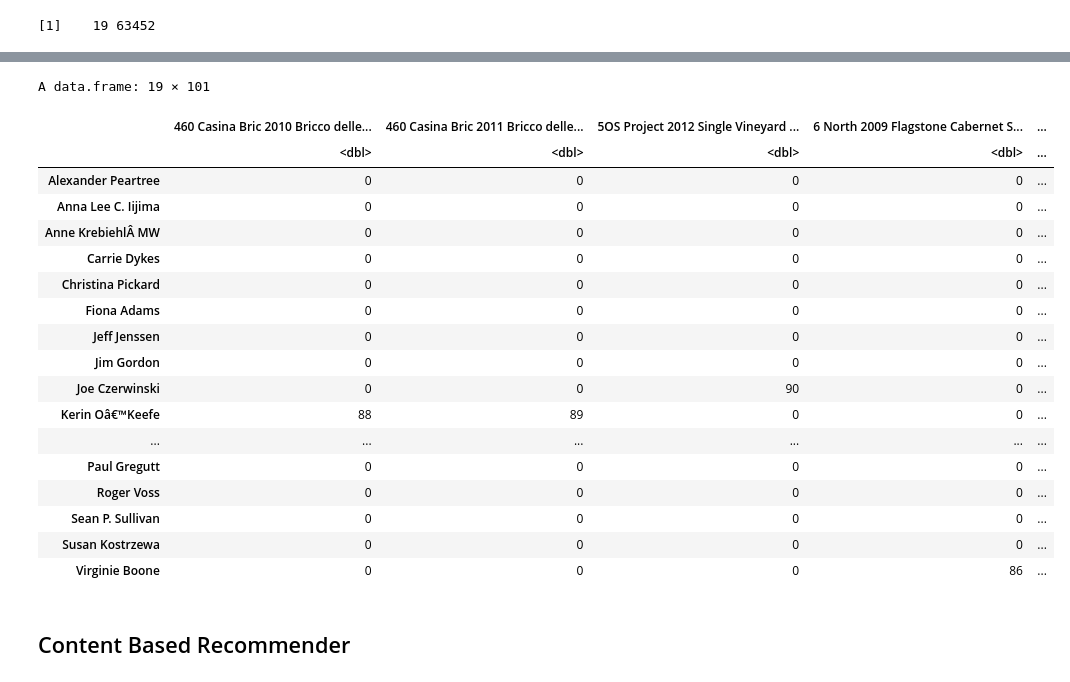
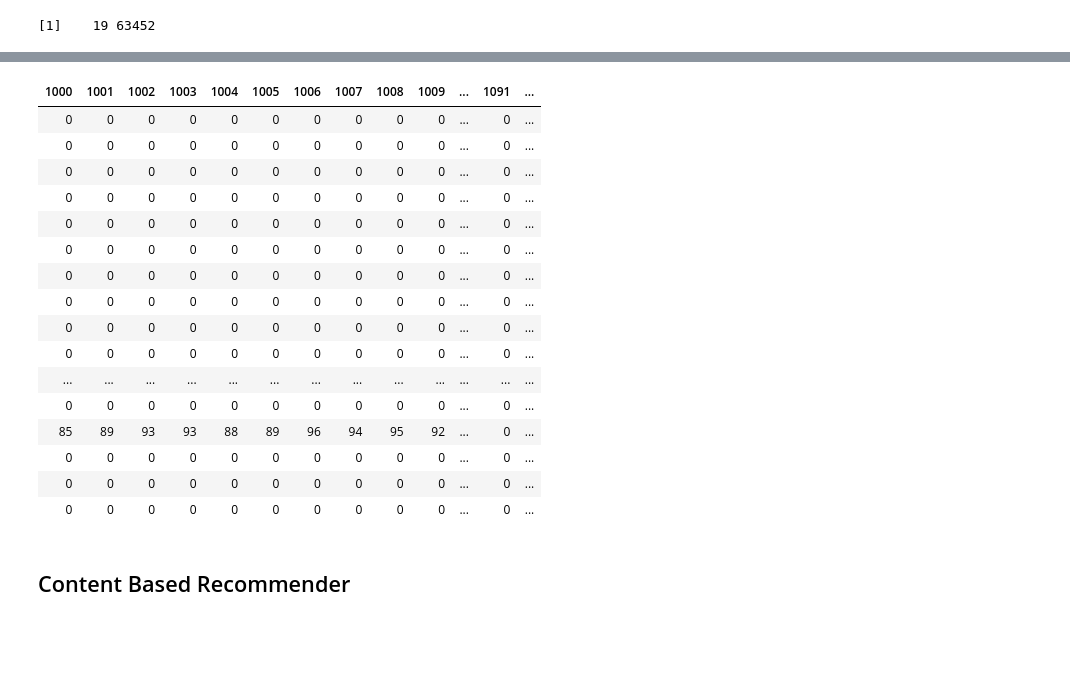
Before and after one commit to norvin2002/CARecSys, a Jupyter notebook: CF-NC.ipynb, the cells around one changed output, grey strips where cells are left out. Cells and saved outputs as stored; diff of their text form; code cells hidden in the pictures; blank space fills up the shorter version.

```diff
--- a/CF-NC.ipynb
+++ b/CF-NC.ipynb
@@ -259,0 +279,4 @@ length(unique(wine_clean$designation))
+# %%
+# assign tasterID and wineID
+wine_clean <- wine_clean %>%
+    mutate(tasterID = group_indices(.,taster_name), wineID = group_indices(.,title))
@@ -263,7 +397,7 @@ length(unique(wine_clean$designation))
 ### Item Based Collaborative Filtering
 # %%
 # will be using taster_twitter_handler as userid, designation as item, points as the rating
-wine_cf <- wine_clean[,c('X', 'taster_name', 'title', 'points')]
+wine_cf <- wine_clean[,c('X', 'tasterID', 'wineID', 'points')]
 # %%
 head(wine_cf)
 # %% [output]
@@ -279,2 +411,6 @@ A data.frame: 6 × 4
+# %%
+wine_cf$tasterID <- as.factor(wine_cf$tasterID)
+wine_cf$wineID <- as.factor(wine_cf$wineID)
+wine_cf$points <- as.numeric(wine_cf$points)
 # %%
-wine_cf_matrix <- dcast(wine_cf, taster_name ~ title, fun.aggregate = mean,value.var = 'points',fill=0)
+wine_cf_matrix <- dcast(wine_cf, tasterID ~ wineID, fun.aggregate = mean,value.var = 'points',fill=0)
@@ -301,25 +448,23 @@ A data.frame: 3 × 14
 # %%
-wine_cf_matrix[1:19,150:250]
+wine_cf_matrix[1:19,1000:1100]
 # %% [output]
-A data.frame: 19 × 101
-|  | 460 Casina Bric 2010 Bricco delle... | 460 Casina Bric 2011 Bricco delle... | 5OS Project 2012 Single Vineyard ... | 6 North 2009 Flagstone Cabernet S... | ... |
-|  | <dbl> | <dbl> | <dbl> | <dbl> | ... |
-| Alexander Peartree | 0 | 0 | 0 | 0 | ... |
-| Anna Lee C. Iijima | 0 | 0 | 0 | 0 | ... |
-| Anne KrebiehlÂ MW | 0 | 0 | 0 | 0 | ... |
-| Carrie Dykes | 0 | 0 | 0 | 0 | ... |
-| Christina Pickard | 0 | 0 | 0 | 0 | ... |
-| Fiona Adams | 0 | 0 | 0 | 0 | ... |
-| Jeff Jenssen | 0 | 0 | 0 | 0 | ... |
-| Jim Gordon | 0 | 0 | 0 | 0 | ... |
-| Joe Czerwinski | 0 | 0 | 90 | 0 | ... |
-| Kerin Oâ€™Keefe | 88 | 89 | 0 | 0 | ... |
-| ... | ... | ... | ... | ... | ... |
-| Paul Gregutt | 0 | 0 | 0 | 0 | ... |
-| Roger Voss | 0 | 0 | 0 | 0 | ... |
-| Sean P. Sullivan | 0 | 0 | 0 | 0 | ... |
-| Susan Kostrzewa | 0 | 0 | 0 | 0 | ... |
-| Virginie Boone | 0 | 0 | 0 | 86 | ... |
+| 1000 | 1001 | 1002 | 1003 | 1004 | 1005 | 1006 | 1007 | 1008 | 1009 | ... | 1091 | ... |
+| 0 | 0 | 0 | 0 | 0 | 0 | 0 | 0 | 0 | 0 | ... | 0 | ... |
+| 0 | 0 | 0 | 0 | 0 | 0 | 0 | 0 | 0 | 0 | ... | 0 | ... |
+| 0 | 0 | 0 | 0 | 0 | 0 | 0 | 0 | 0 | 0 | ... | 0 | ... |
+| 0 | 0 | 0 | 0 | 0 | 0 | 0 | 0 | 0 | 0 | ... | 0 | ... |
+| 0 | 0 | 0 | 0 | 0 | 0 | 0 | 0 | 0 | 0 | ... | 0 | ... |
+| 0 | 0 | 0 | 0 | 0 | 0 | 0 | 0 | 0 | 0 | ... | 0 | ... |
+| 0 | 0 | 0 | 0 | 0 | 0 | 0 | 0 | 0 | 0 | ... | 0 | ... |
+| 0 | 0 | 0 | 0 | 0 | 0 | 0 | 0 | 0 | 0 | ... | 0 | ... |
+| 0 | 0 | 0 | 0 | 0 | 0 | 0 | 0 | 0 | 0 | ... | 0 | ... |
+| 0 | 0 | 0 | 0 | 0 | 0 | 0 | 0 | 0 | 0 | ... | 0 | ... |
+| ... | ... | ... | ... | ... | ... | ... | ... | ... | ... | ... | ... | ... |
+| 0 | 0 | 0 | 0 | 0 | 0 | 0 | 0 | 0 | 0 | ... | 0 | ... |
+| 85 | 89 | 93 | 93 | 88 | 89 | 96 | 94 | 95 | 92 | ... | 0 | ... |
+| 0 | 0 | 0 | 0 | 0 | 0 | 0 | 0 | 0 | 0 | ... | 0 | ... |
+| 0 | 0 | 0 | 0 | 0 | 0 | 0 | 0 | 0 | 0 | ... | 0 | ... |
+| 0 | 0 | 0 | 0 | 0 | 0 | 0 | 0 | 0 | 0 | ... | 0 | ... |
 # %% [markdown]
 ## Content Based Recommender
 # %%
```
Also changed, not shown: parts of 36 cells of this notebook, 2 other files.
